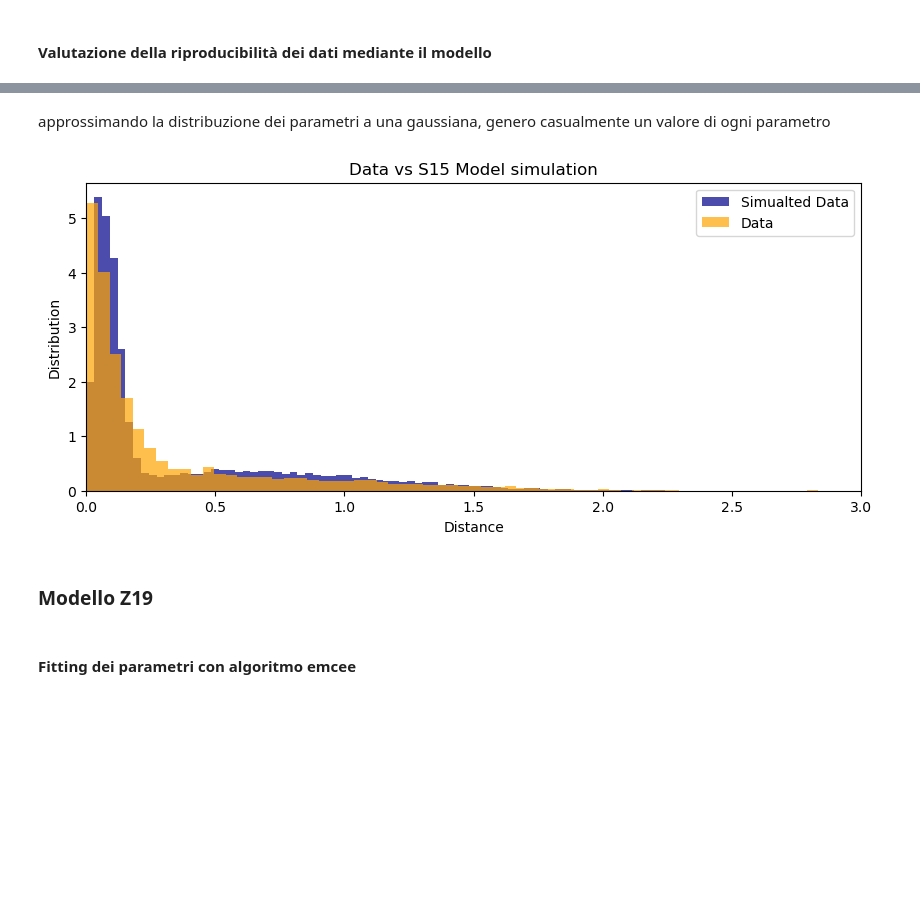
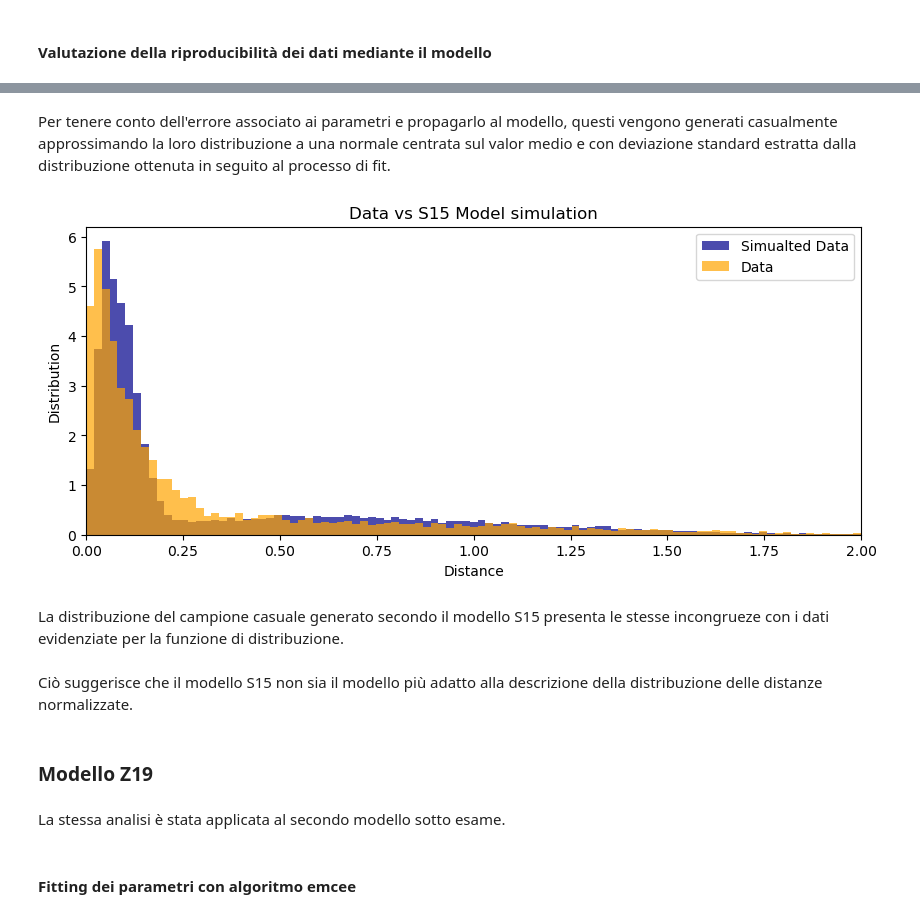
Before and after one commit to LoivX/RMDA, a Jupyter notebook: Esame.ipynb, the cells around one changed output, grey strips where cells are left out. Drawn from its saved outputs; the diff is of its cells as text; code cells hidden in the pictures; blank space fills up the shorter version.

```diff
--- a/Esame.ipynb
+++ b/Esame.ipynb
@@ -375,12 +399,13 @@ Srho, Ssigma0, Ssigma1
 # %% [output]
 (0.6283684643945111, 0.06702895849715135, 0.6230403472854399)
 # %%
-x = np.linspace(0, 3, 1000)
+x = np.linspace(0, 2, 1000)
+bins = np.linspace(0, 2, 100)
 
 plt.figure(figsize=(10, 4))
-plt.hist(data['BCG_offset_R500'], bins=100, density=True, label='Data', color='orange', alpha=0.7)
+plt.hist(data['BCG_offset_R500'], bins=bins, density=True, label='Data', color='orange', alpha=0.7)
 plt.plot(x, S15(x, Srho, Ssigma0, Ssigma1), label='S15 Model', color='darkblue')
-plt.xlim(0, 3)
+plt.xlim(0, 2)
 plt.title('S15 Model')
 plt.xlabel('Distance')
 plt.ylabel('Distribution')
@@ -411,8 +436,8 @@ proposal
 # %%
 def proposal_func(x):
     return np.abs(np.random.normal(x,2))
-# %% [markdown]
-approssimando la distribuzione dei parametri a una gaussiana, genero casualmente un valore di ogni parametro
+# %% [markdown]
+Per tenere conto dell'errore associato ai parametri e propagarlo al modello, questi vengono generati casualmente approssimando la loro distribuzione a una normale centrata sul valor medio e con deviazione standard estratta dalla distribuzione ottenuta in seguito al processo di fit.
 # %%
 sig_r = np.std(flat_samples[:, 0])
 sig_s0 = np.std(flat_samples[:, 1])
@@ -424,16 +449,22 @@ samples, rejected = metropolis_hastings(target_func, proposal_func, 1, 100000)
 # %%
 plt.figure(figsize=(10, 4))
-plt.hist(samples, bins=100, density=True, alpha=0.7, color='darkblue', label='Simualted Data')
-plt.hist(data['BCG_offset_R500'], bins=100, density=True, alpha=0.7, color='orange', label='Data')
+plt.hist(samples, bins=bins, density=True, alpha=0.7, color='darkblue', label='Simualted Data')
+plt.hist(data['BCG_offset_R500'], bins=bins, density=True, alpha=0.7, color='orange', label='Data')
 plt.title('Data vs S15 Model simulation')
 plt.xlabel('Distance')
 plt.ylabel('Distribution')
 plt.legend()
-plt.xlim(0, 3)
+plt.xlim(0, 2)
 plt.show()
 # %% [output]
-[figure, old version]
+[figure, new version]
+# %% [markdown]
+La distribuzione del campione casuale generato secondo il modello S15 presenta le stesse incongrueze con i dati evidenziate per la funzione di distribuzione.
+# %% [markdown]
+Ciò suggerisce che il modello S15 non sia il modello più adatto alla descrizione della distribuzione delle distanze normalizzate.
 # %% [markdown]
 ### Modello Z19
+# %% [markdown]
+La stessa analisi è stata applicata al secondo modello sotto esame.
 # %% [markdown]
 #### Fitting dei parametri con algoritmo emcee
```
Also changed, not shown: parts of 83 cells of this notebook.
